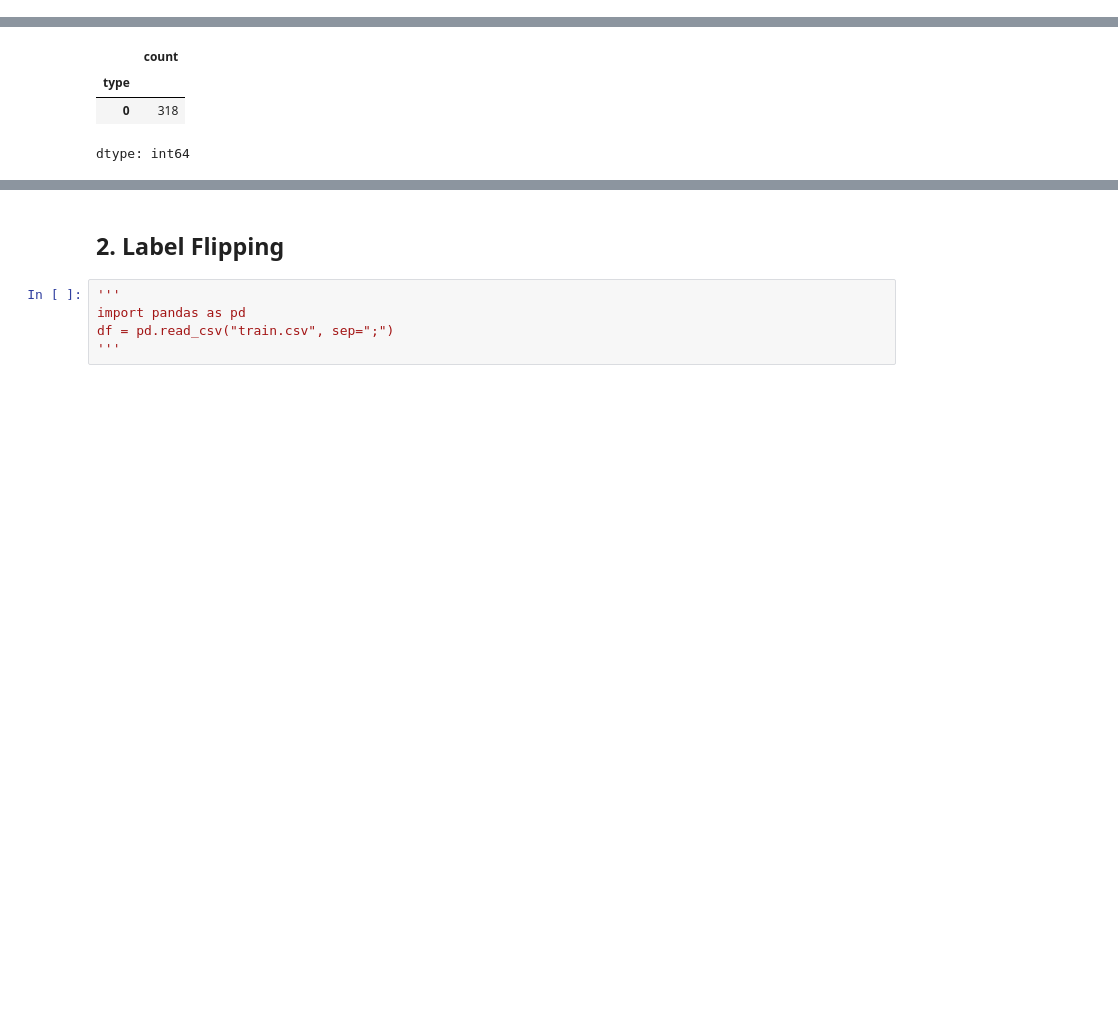
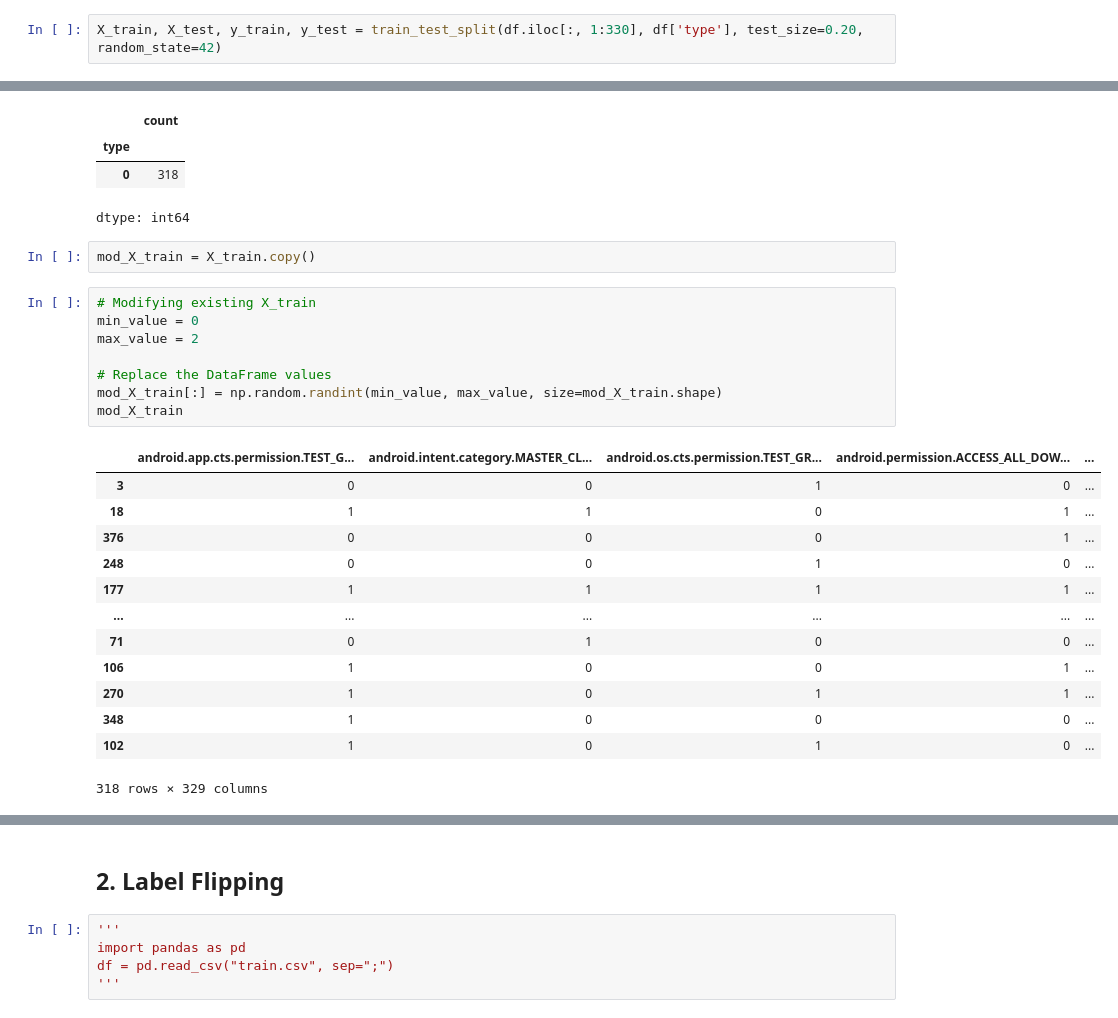
Before and after one commit to s-vali/S321-Project, a Jupyter notebook: MERGED_Android_Malware_Analysis.ipynb, the cells around one changed output, grey strips where cells are left out. Drawn from its saved outputs; the diff is of its cells as text; blank space fills up the shorter version.

```diff
--- a/MERGED_Android_Malware_Analysis.ipynb
+++ b/MERGED_Android_Malware_Analysis.ipynb
@@ -168,6 +168,8 @@ pd.Series.sort_values(df[df.type==1].sum(axis=0), ascending=False)[1:11].plot.ba
 # Data Poisoning Attacks
 # %% [markdown]
 ## 1. Modifying Data
+# %%
+X_train, X_test, y_train, y_test = train_test_split(df.iloc[:, 1:330], df['type'], test_size=0.20, random_state=42)
 # %%
 # Purposeful modifying data
 all_y_train = y_train.copy()
@@ -180,3 +182,27 @@ all_y_train.value_counts()
 | type |  |
 | 0 | 318 |
 dtype: int64
+# %%
+mod_X_train = X_train.copy()
+# %%
+# Modifying existing X_train
+min_value = 0
+max_value = 2
+
+# Replace the DataFrame values
+mod_X_train[:] = np.random.randint(min_value, max_value, size=mod_X_train.shape)
+mod_X_train
+# %% [output]
+|  | android.app.cts.permission.TEST_G... | android.intent.category.MASTER_CL... | android.os.cts.permission.TEST_GR... | android.permission.ACCESS_ALL_DOW... | ... |
+| 3 | 0 | 0 | 1 | 0 | ... |
+| 18 | 1 | 1 | 0 | 1 | ... |
+| 376 | 0 | 0 | 0 | 1 | ... |
+| 248 | 0 | 0 | 1 | 0 | ... |
+| 177 | 1 | 1 | 1 | 1 | ... |
+| ... | ... | ... | ... | ... | ... |
+| 71 | 0 | 1 | 0 | 0 | ... |
+| 106 | 1 | 0 | 0 | 1 | ... |
+| 270 | 1 | 0 | 1 | 1 | ... |
+| 348 | 1 | 0 | 0 | 0 | ... |
+| 102 | 1 | 0 | 1 | 0 | ... |
+318 rows × 329 columns
```
Also changed, not shown: parts of 2 cells of this notebook.
